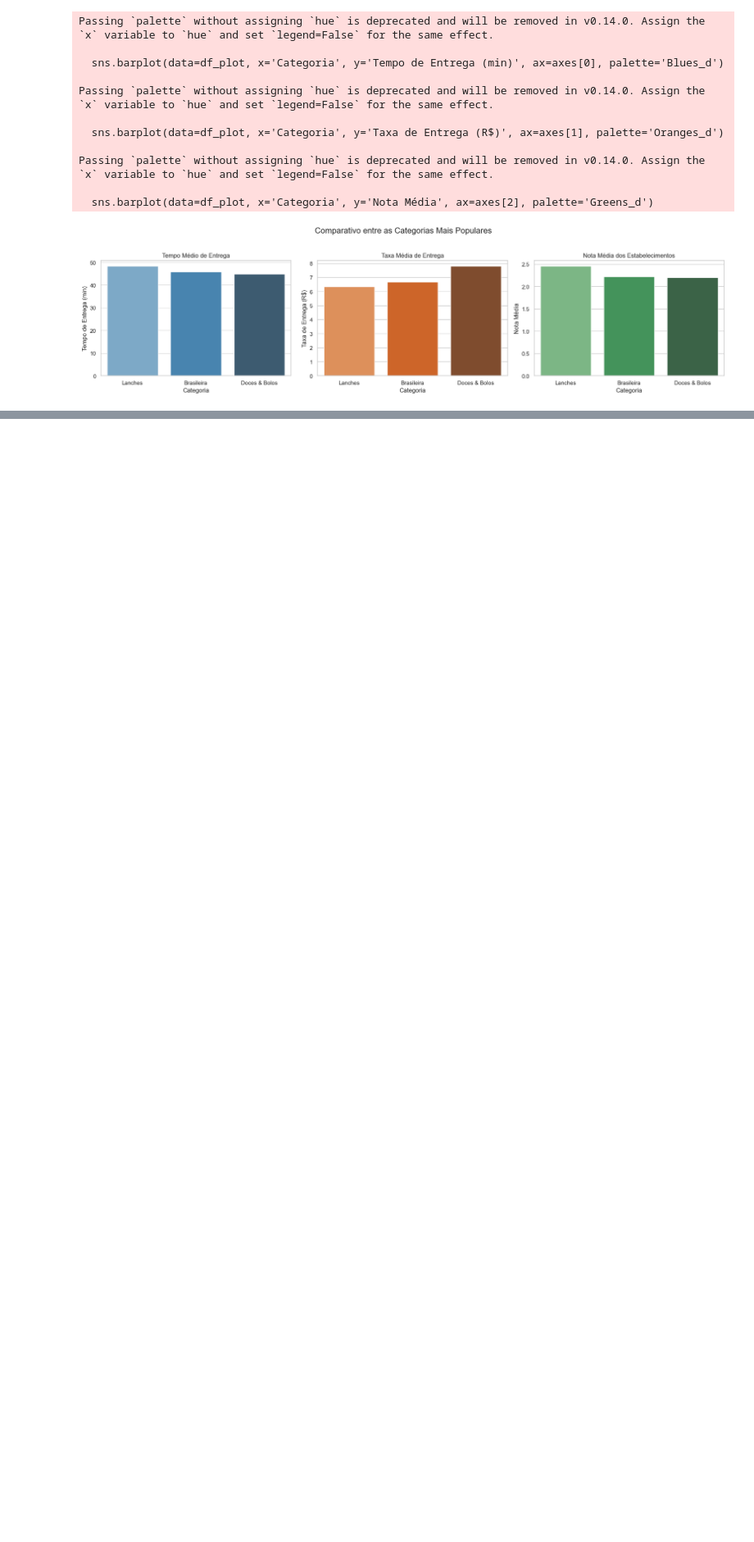
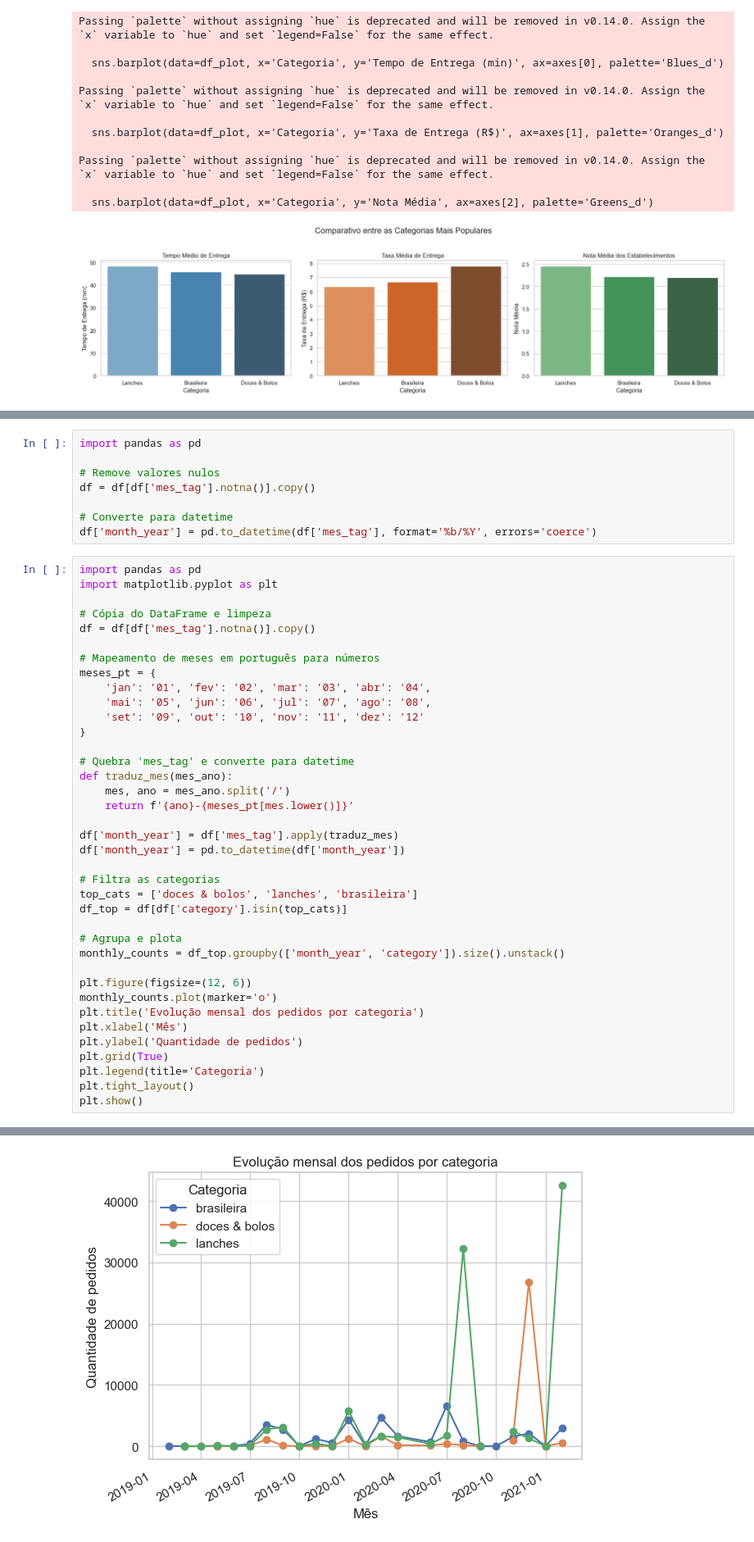
Before and after one commit to leoleaal/analise-ifood-restaurantes, a Jupyter notebook: notebooks/eda_ifood_v2.ipynb, the cells around one changed output, grey strips where cells are left out. Shown at 82% size. Drawn from its saved outputs; the diff is of its cells as text; blank space fills up the shorter version.

```diff
--- a/notebooks/eda_ifood_v2.ipynb
+++ b/notebooks/eda_ifood_v2.ipynb
@@ -289,0 +392,47 @@ Index(['availableForScheduling', 'category', 'delivery_fee', 'delivery_time',
+# %%
+import pandas as pd
+
+# Remove valores nulos
+df = df[df['mes_tag'].notna()].copy()
+
+# Converte para datetime
+df['month_year'] = pd.to_datetime(df['mes_tag'], format='%b/%Y', errors='coerce')
+# %%
+import pandas as pd
+import matplotlib.pyplot as plt
+
+# Cópia do DataFrame e limpeza
+df = df[df['mes_tag'].notna()].copy()
+
+# Mapeamento de meses em português para números
+meses_pt = {
+    'jan': '01', 'fev': '02', 'mar': '03', 'abr': '04',
+    'mai': '05', 'jun': '06', 'jul': '07', 'ago': '08',
+    'set': '09', 'out': '10', 'nov': '11', 'dez': '12'
+}
+
+# Quebra 'mes_tag' e converte para datetime
+def traduz_mes(mes_ano):
+    mes, ano = mes_ano.split('/')
+    return f'{ano}-{meses_pt[mes.lower()]}'
+
+df['month_year'] = df['mes_tag'].apply(traduz_mes)
+df['month_year'] = pd.to_datetime(df['month_year'])
+
+# Filtra as categorias
+top_cats = ['doces & bolos', 'lanches', 'brasileira']
+df_top = df[df['category'].isin(top_cats)]
+
+# Agrupa e plota
+monthly_counts = df_top.groupby(['month_year', 'category']).size().unstack()
+
+plt.figure(figsize=(12, 6))
+monthly_counts.plot(marker='o')
+plt.title('Evolução mensal dos pedidos por categoria')
+plt.xlabel('Mês')
+plt.ylabel('Quantidade de pedidos')
+plt.grid(True)
+plt.legend(title='Categoria')
+plt.tight_layout()
+plt.show()
+# %% [output]
@@ -289,0 +440 @@ Index(['availableForScheduling', 'category', 'delivery_fee', 'delivery_time',
+[figure, added]
```
Also changed, not shown: parts of 26 cells of this notebook.
